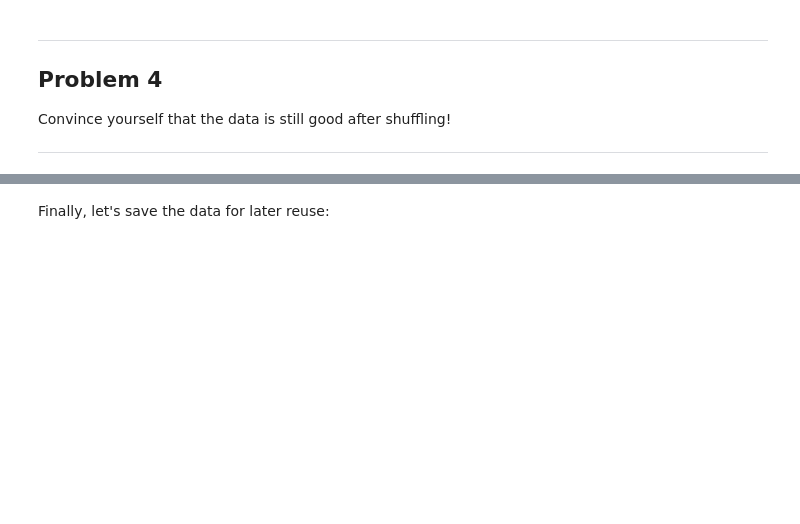
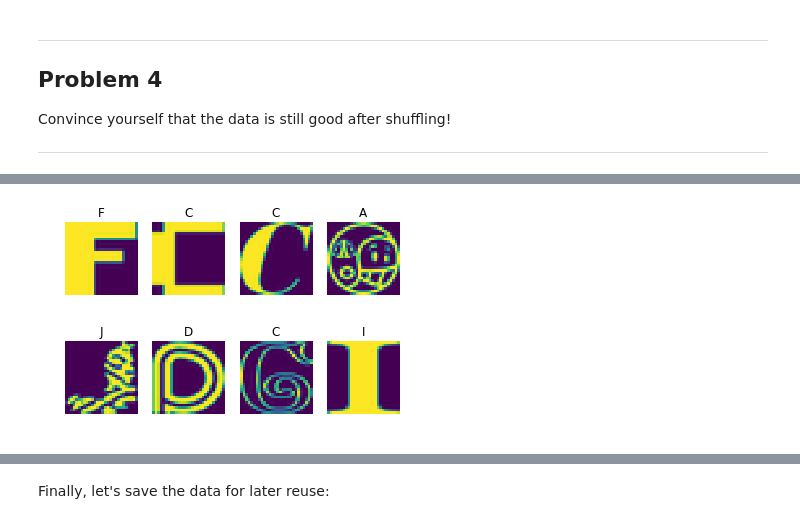
Before and after one commit to ryanchase1987/udacity-deep-learning, a Jupyter notebook: projects/notMNIST/1_notmnist.ipynb, the cells around one changed output, grey strips where cells are left out. Cells and saved outputs as stored; diff of their text form; code cells hidden in the pictures; blank space fills up the shorter version.

```diff
--- a/projects/notMNIST/1_notmnist.ipynb
+++ b/projects/notMNIST/1_notmnist.ipynb
@@ -394,0 +409,4 @@ Convince yourself that the data is still good after shuffling!
+# %%
+disp_sample_dataset(valid_dataset, valid_labels)
+# %% [output]
+[figure, added]
```
Also changed, not shown: parts of 4 cells of this notebook.
